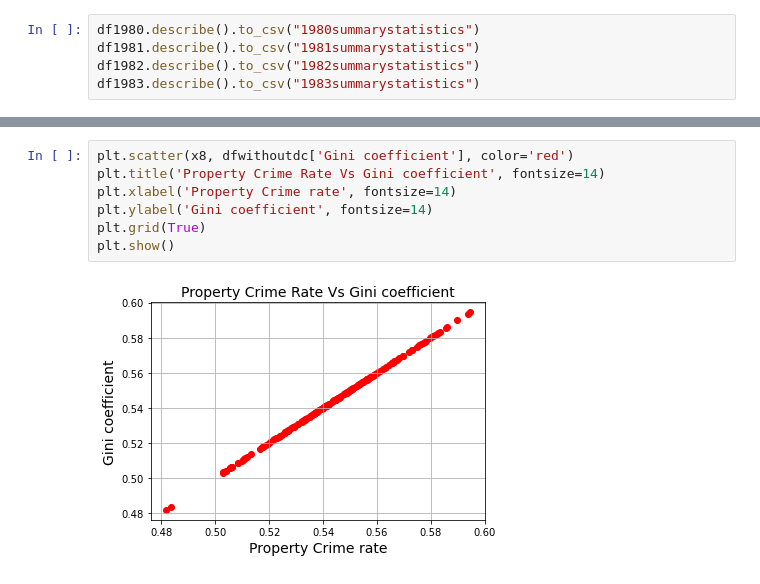
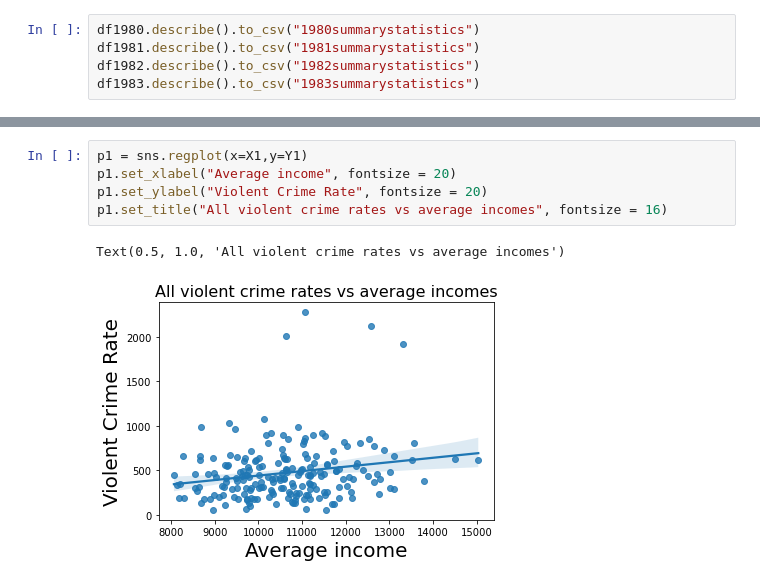
Before and after one commit to anishmitra9666/Alaskapermanentfund, a Jupyter notebook: analysiscode.ipynb, the cells around one changed output, grey strips where cells are left out. Drawn from its saved outputs; the diff is of its cells as text.

Commit message:
added plots

```diff
--- a/analysiscode.ipynb
+++ b/analysiscode.ipynb
@@ -135,9 +203,8 @@ plt.show()
-# %%
-plt.scatter(x8, dfwithoutdc['Gini coefficient'], color='red')
-plt.title('Property Crime Rate Vs Gini coefficient', fontsize=14)
-plt.xlabel('Property Crime rate', fontsize=14)
-plt.ylabel('Gini coefficient', fontsize=14)
-plt.grid(True)
-plt.show()
-# %% [output]
-[figure, removed]
+# %%
+p1 = sns.regplot(x=X1,y=Y1)
+p1.set_xlabel("Average income", fontsize = 20)
+p1.set_ylabel("Violent Crime Rate", fontsize = 20)
+p1.set_title("All violent crime rates vs average incomes", fontsize = 16)
+# %% [output]
+Text(0.5, 1.0, 'All violent crime rates vs average incomes')
+[figure, added]
```
Also changed, not shown: parts of 49 cells of this notebook.
